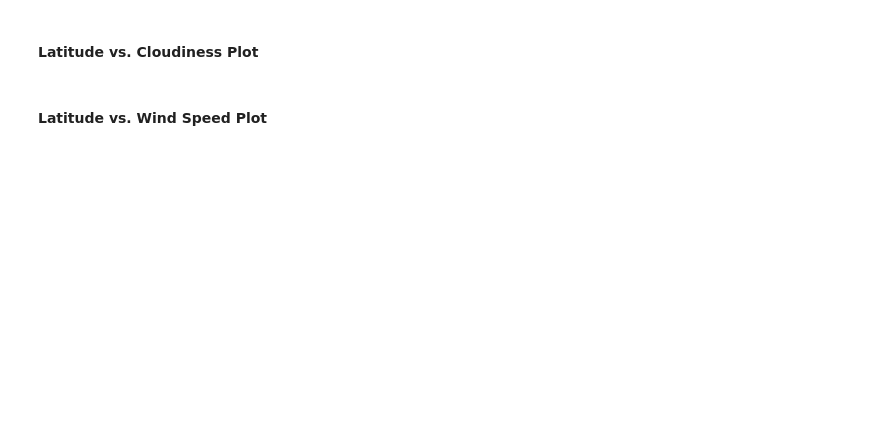
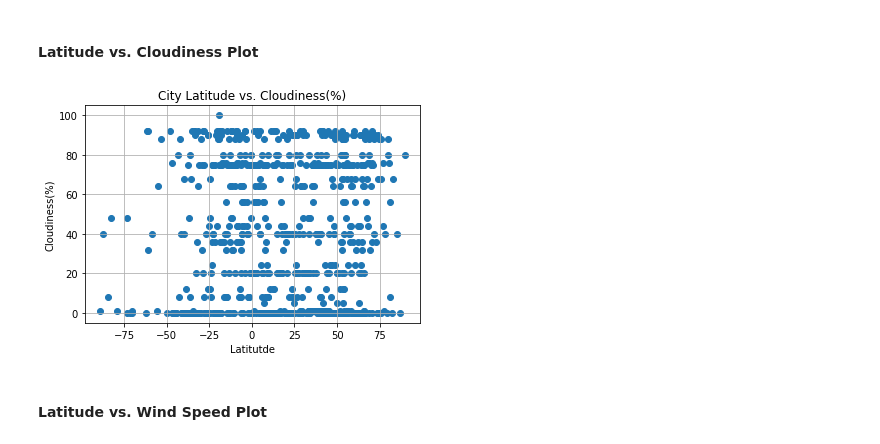
Before and after one commit to huytran408/WeatherPy, a Jupyter notebook: WeatherPy - Huy.ipynb, the cells around one changed output. Drawn from its saved outputs; the diff is of its cells as text; code cells hidden in the pictures; blank space fills up the shorter version.

```diff
--- a/WeatherPy - Huy.ipynb
+++ b/WeatherPy - Huy.ipynb
@@ -191,4 +206,18 @@ weather_df = weather_df['Wind Speed']
 # %% [markdown]
 #### Latitude vs. Cloudiness Plot
+# %%
+plt.scatter(weather_df["Latitude"], weather_df["Cloudiness(%)"], marker="o")
+
+
+plt.title("City Latitude vs. Cloudiness(%)")
+plt.ylabel("Cloudiness(%)")
+plt.xlabel("Latitutde")
+plt.grid(True)
+
+
+plt.savefig("../Latitude_vs_Clooudiness.png")
+plt.show()
+# %% [output]
+[figure, added]
 # %% [markdown]
 #### Latitude vs. Wind Speed Plot
```
Also changed, not shown: parts of 7 cells of this notebook, 7 other files.
